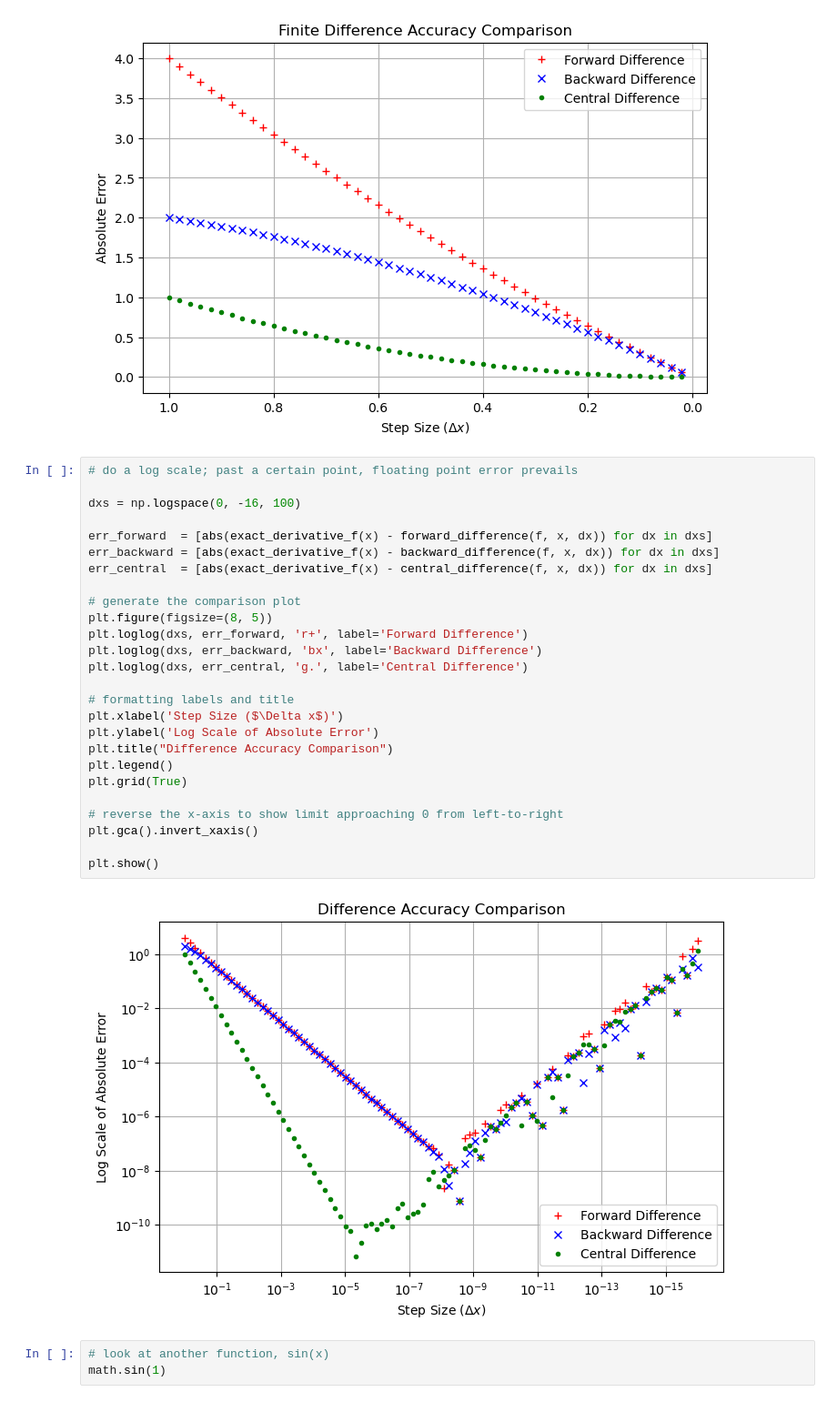
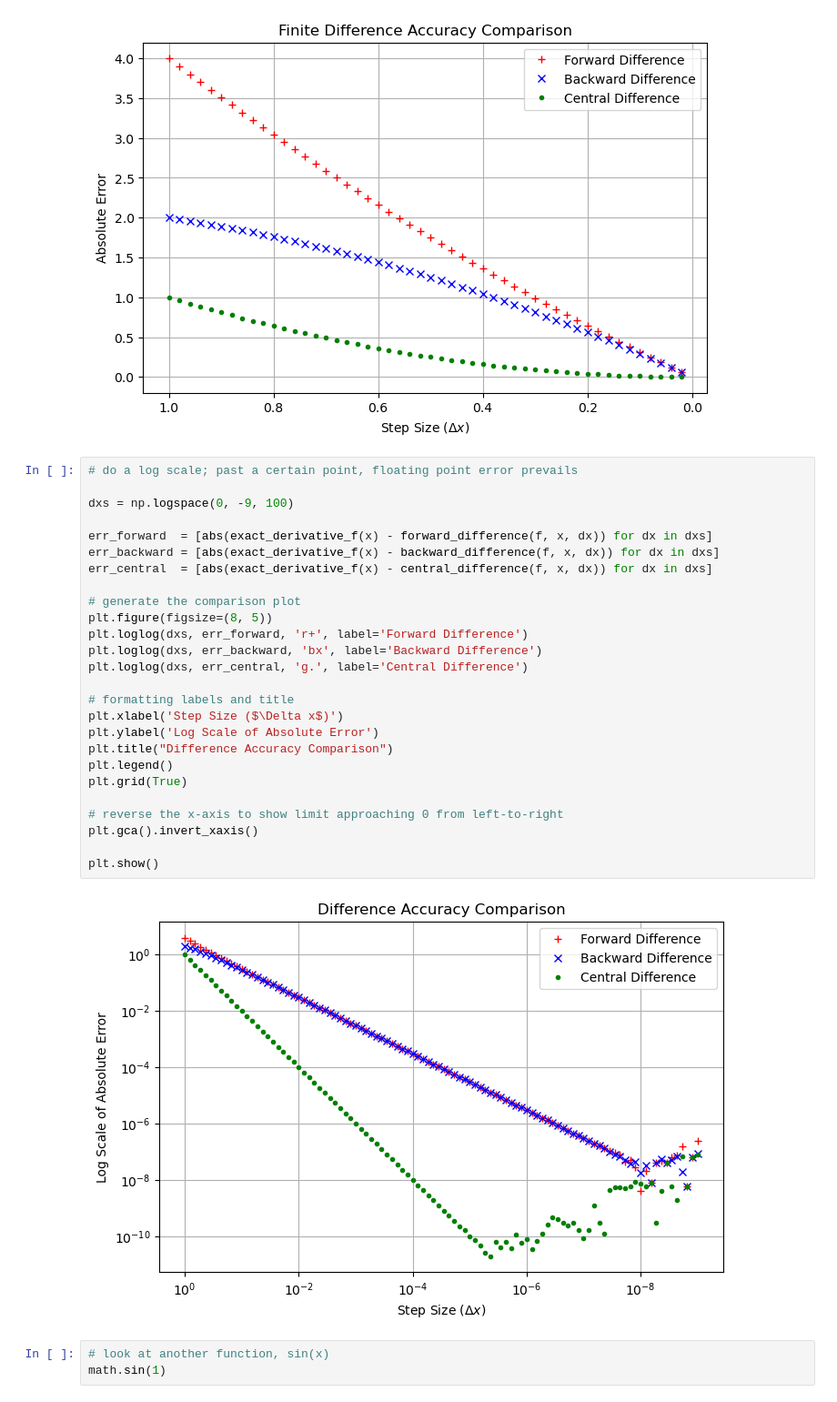
Before and after one commit to githubmaxcs/python_toolkit, a Jupyter notebook: notebooks/calculus/derivatives.ipynb, the cells around one changed output. Shown at 91% size. Drawn from its saved outputs; the diff is of its cells as text.

Commit message:
updating bounds for log graph

```diff
--- a/notebooks/calculus/derivatives.ipynb
+++ b/notebooks/calculus/derivatives.ipynb
@@ -52,31 +52,31 @@ plt.show()
 # %%
 # do a log scale; past a certain point, floating point error prevails
 
-dxs = np.logspace(0, -16, 100)
+dxs = np.logspace(0, -9, 100)
 
 err_forward  = [abs(exact_derivative_f(x) - forward_difference(f, x, dx)) for dx in dxs]
 err_backward = [abs(exact_derivative_f(x) - backward_difference(f, x, dx)) for dx in dxs]
 err_central  = [abs(exact_derivative_f(x) - central_difference(f, x, dx)) for dx in dxs]
 
 # generate the comparison plot
 plt.figure(figsize=(8, 5))
 plt.loglog(dxs, err_forward, 'r+', label='Forward Difference')
 plt.loglog(dxs, err_backward, 'bx', label='Backward Difference')
 plt.loglog(dxs, err_central, 'g.', label='Central Difference')
 
 # formatting labels and title
 plt.xlabel('Step Size ($\Delta x$)')
 plt.ylabel('Log Scale of Absolute Error')
 plt.title("Difference Accuracy Comparison")
 plt.legend()
 plt.grid(True)
 
 # reverse the x-axis to show limit approaching 0 from left-to-right
 plt.gca().invert_xaxis()
 
 plt.show()
 # %% [output]
-[figure, old version]
+[figure, new version]
 # %%
 # look at another function, sin(x)
 math.sin(1)
```
